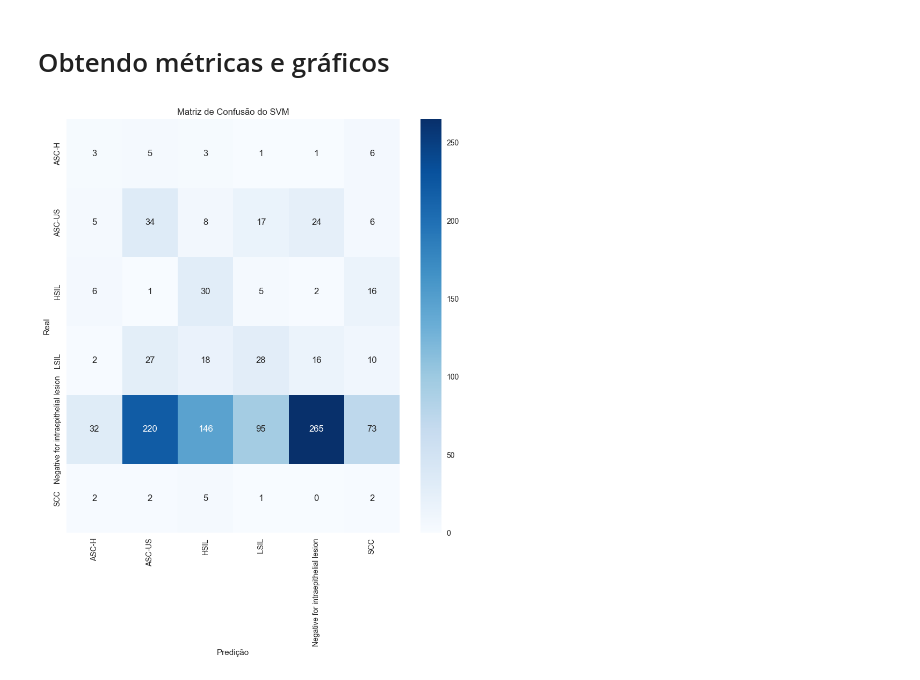
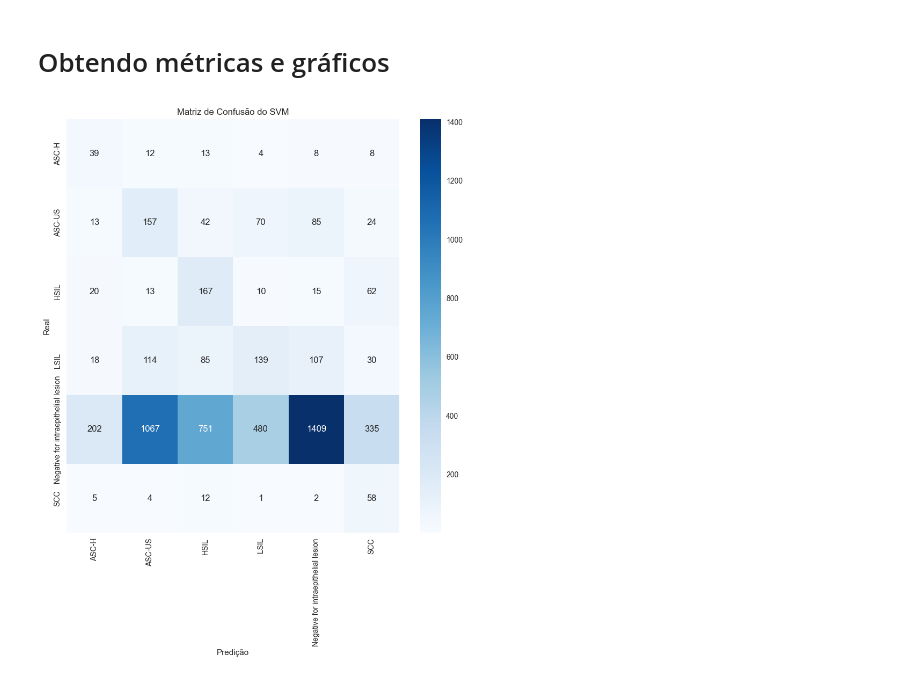
Before and after one commit to Henriquemcc/Trabalho_Pratico_-_Processamento_e_Analise_de_Imagens_-_2024-1, a Jupyter notebook: svm_qualidade.ipynb, the cells around one changed output. Drawn from its saved outputs; the diff is of its cells as text; code cells hidden in the pictures.

Commit message:
Gerando nova matriz de confusão e novas métricas para o SVM

```diff
--- a/svm_qualidade.ipynb
+++ b/svm_qualidade.ipynb
@@ -226,5 +226,8 @@ df[correct]
 # Obtendo métricas e gráficos
 # %%
 modelo = joblib.load('app/inteligencia/svm.pkl')
+# %%
+X = df['image'].to_list()
+y = df['classification'].to_list()
 # %%
-predicoes = modelo.predict(X_test)
+predicoes = modelo.predict(X)
@@ -234,13 +234,13 @@ labels = [label_mapping[i] for i in range(len(label_mapping))]
 # %%
-matriz_confusao = confusion_matrix(y_test, predicoes)
+matriz_confusao = confusion_matrix(y, predicoes)
 plt.figure(figsize=(10, 10))
-seaborn.heatmap(matriz_confusao, annot=True, fmt='d', cmap='Blues', xticklabels=labels, yticklabels=labels)
+seaborn.heatmap(matriz_confusao, annot=True, fmt='d', cmap='Blues', xticklabels=classification_label, yticklabels=classification_label)
 plt.xlabel('Predição')
 plt.ylabel('Real')
 plt.title('Matriz de Confusão do SVM')
 plt.show()
 # %% [output]
-[figure, old version]
+[figure, new version]
 # %%
 def obter_metricas(matriz_confusao: numpy.ndarray, y: numpy.ndarray) -> list[dict]:
     """
```
Also changed, not shown: parts of 4 cells of this notebook, 1 other file.
